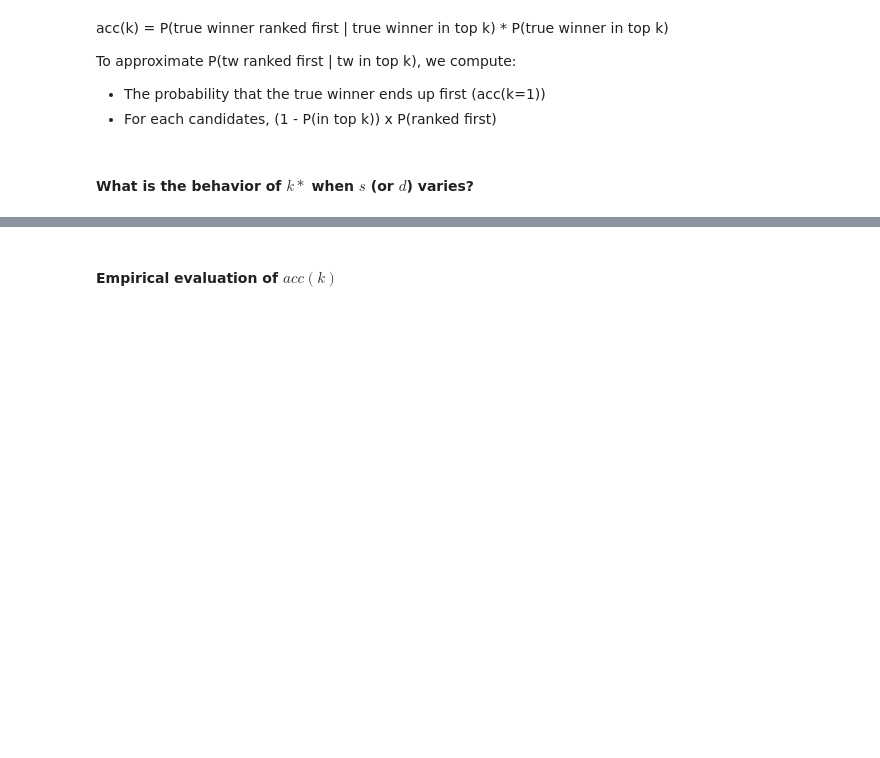
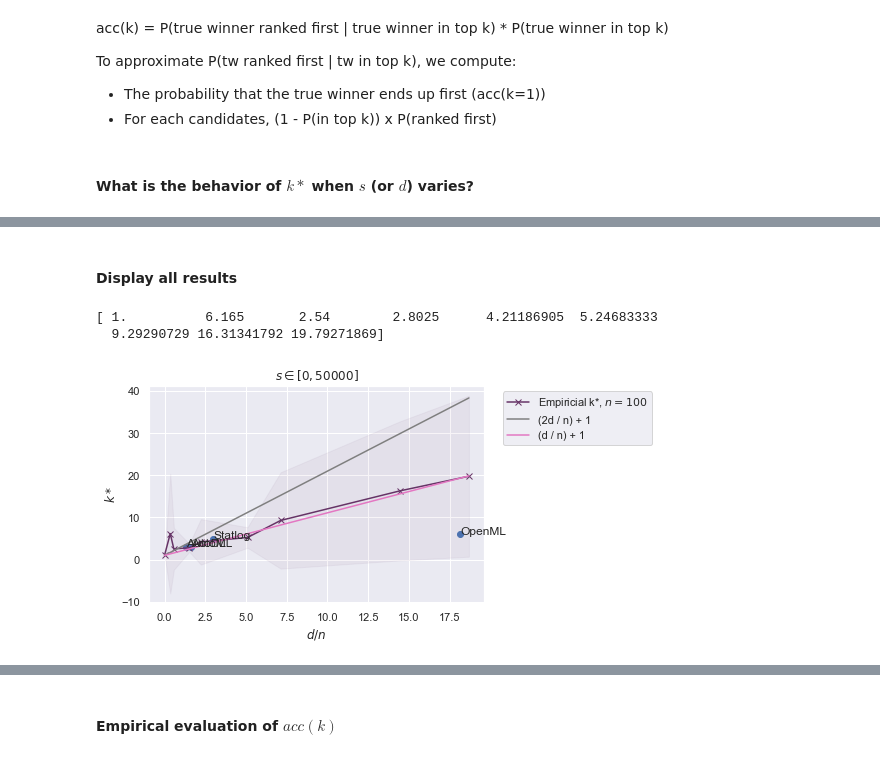
Before and after one commit to Didayolo/automl-conf-2022, a Jupyter notebook: experiments.ipynb, the cells around one changed output, grey strips where cells are left out. Saved outputs shown, nothing was run; the diff lists cells and outputs as text; code cells hidden in the pictures; blank space fills up the shorter version.

```diff
--- a/experiments.ipynb
+++ b/experiments.ipynb
@@ -57,3 +63,14 @@ We obtain the probability of going from the position a to the position b after $
 ![Markov chain scheme](images/markov_chain.png)
 
 with $p = \frac{1}{n-1}$
+# %%
+# TODO
+n = 50
+k1 = ceil(dnmax(n)) + 1
+k2 = ceil(dnconv(n)) + 1
+dc = int(dconv(n))
+print('n = {}'.format(n))
+print(k1)
+print(binom_topk(n, dc, k1))
+print(k2)
+print(binom_topk(n, dc, k2))
@@ -280,9 +337,11 @@ def evaluate_kendall(n, steps=None, trials=20, acc_trials=20, ks=True, approx_ma
         _k_star, _stk_star = np.array(_k_star), np.array(_stk_star)
     return Nmax, _d, _k_star, _stk_star, _maxk_star, _approx_k_star
 
-def subplot_experiment_kendall(n, _d, _k_star, _stk_star, _approx_k_star, ks=True, approx_markov=False, color='tab:blue'):
-    ##_d = np.array(_d) / ((n-1)/2) ## TMP
+def subplot_experiment_kendall(n, _d, _k_star, _stk_star, _approx_k_star, ks=True, approx_markov=False, color='tab:blue', scale=False):
+    if scale:
+        _d = np.array(_d) / ((n-1)/2)
     if ks:
+        _k_star[0] = 1 # TMP
         plt.plot(_d, _k_star, 'x-', label='Empiricial k*, $n={}$'.format(n), color=color)
         plt.fill_between(_d, _k_star - _stk_star, _k_star + _stk_star, color=color, alpha=0.05) # error bars
     if approx_markov: # plot the approximation
@@ -295,7 +354,7 @@ def plot_experiment_kendall(n, Nmax, _d, _k_star, _stk_star, _maxk_star, _approx
     # RULE OF THUMBS: k* ~= 2d/n + 1
     plt.plot(_d, np.array(_d) * 2 + 1, '-', label='(2d / n) + 1', color='tab:grey')
     # RULE OF THUMBS: k* ~= d/n + 1
-    plt.plot(_d, np.array(_d) + 1, '-', label='(d / n) + 1', color='tab:pink')
+    plt.plot(_d, np.array(_d) * (n / (n-1)) + 1, '-', label='(d / n) + 1', color='tab:pink')
     plt.xlabel('$d/n$')
     plt.ylabel('$k*$')
     plt.title('$n = {}, ~~ s \in [0, {}]$'.format(n, Nmax))
@@ -321,7 +380,7 @@ def experiment_kendall(n, steps=None, trials=20, acc_trials=20, ks=True, approx_
     # PLOT
     plot_experiment_kendall(n, Nmax, _d, _k_star, _stk_star, _maxk_star, _approx_k_star, ks=ks, approx_markov=approx_markov)
 
-def load_experiment_kendall(filenames, ylim=None, show_real_data=True):
+def load_experiment_kendall(filenames, ylim=None, show_real_data=True, scale=False):
     ######### ARTIFICIAL RESULTS ############
     fig, ax = plt.subplots()
     _dd = []
@@ -330,13 +389,14 @@ def load_experiment_kendall(filenames, ylim=None, show_real_data=True):
         n, Nmax, _d, _k_star, _stk_star, _maxk_star, _approx_k_star = pickle.load(open(filename,"rb"))
         _dd.append(_d)
         # PLOT
-        subplot_experiment_kendall(n, _d, _k_star, _stk_star, _approx_k_star, color=(0.4 - 0.1*i, 0.2, 0.4 + 0.2*i))
-    _d = np.array(_dd[np.argmax(_dd, axis=0)[-1]]) # ???
-    #_d = _d / ((n-1) / 2)
+        subplot_experiment_kendall(n, _d, _k_star, _stk_star, _approx_k_star, color=(0.4 - 0.1*i, 0.2, 0.4 + 0.2*i), scale=scale)
+    _d = np.array(_dd[-1]) # TMP: HARD CODED
+    if scale: # x axis between 0 and 1 (d_max)
+        _d = _d / ((n-1) / 2)
     # RULE OF THUMBS: k* ~= 2d/n + 1
     plt.plot(_d, _d * 2 + 1, '-', label='(2d / n) + 1', color='tab:grey')
     # RULE OF THUMBS: k* ~= d/n + 1
-    plt.plot(_d, _d + 1, '-', label='(d / n) + 1', color='tab:pink')
+    plt.plot(_d, _d * (n / (n-1)) + 1, '-', label='(d / n) + 1', color='tab:pink')
     ##########################################
     ####### REAL DATA BENCHMARKS RESULTS #####
     if show_real_data:
@@ -346,14 +406,17 @@ def load_experiment_kendall(filenames, ylim=None, show_real_data=True):
             filename = os.path.join('data/results', benchmarks[i])
             real_kstar, real_dn = pickle.load(open(filename, "rb"))
             _real_kstar.append(real_kstar)
-            _real_dn.append(real_dn) ## / ((n-1) / 2)) ## TMP
+            if scale:
+                real_dn = real_dn / ((n-1) / 2)
+            _real_dn.append(real_dn)
         #-------- Annotate ----------------------#
         ax.scatter(_real_dn, _real_kstar)
         for i, txt in enumerate(benchmarks):
             ax.annotate(txt, (_real_dn[i], _real_kstar[i]))
     ##########################################
     ########## Legend, etc. ##################
-    plt.xlabel('$d/n$') ##(r'$\frac{{2d}}{{n(n-1)}}$') ## TMP
+    xlabel = r'$\frac{{2d}}{{n(n-1)}}$' if scale else '$d/n$'
+    plt.xlabel(xlabel)
     plt.ylabel('$k*$')
     plt.ylim(ylim)
     plt.title('$s \in [0, {}]$'.format(Nmax)) # n \in [{}, {}], ~~
@@ -405,0 +429,8 @@ Results saved in data/results/kendall_n200
+# %% [markdown]
+#### Display all results
+# %%
+load_experiment_kendall(['kendall_n100'])
+# %% [output]
+[ 1.          6.165       2.54        2.8025      4.21186905  5.24683333
+  9.29290729 16.31341792 19.79271869]
+[figure, added]
```
Also changed, not shown: parts of 64 cells of this notebook, 1 other file.
